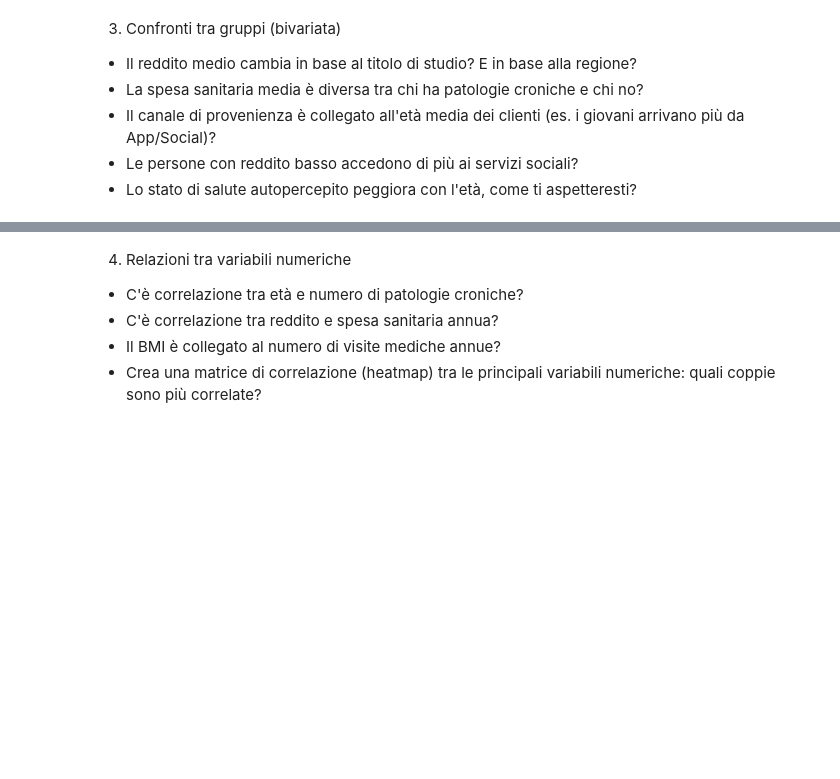
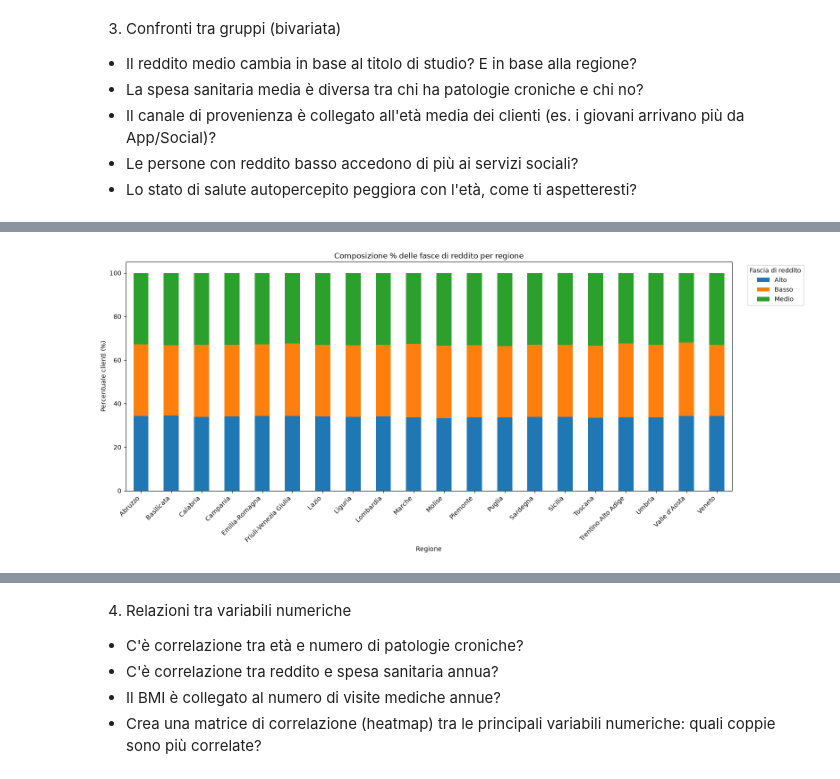
Before and after one commit to fuma92-da/DATASET-SOCIO-SANITARIO, a Jupyter notebook: DS_SOCSAN.ipynb, the cells around one changed output, grey strips where cells are left out. Saved outputs shown, nothing was run; the diff lists cells and outputs as text; code cells hidden in the pictures; blank space fills up the shorter version.

```diff
--- a/DS_SOCSAN.ipynb
+++ b/DS_SOCSAN.ipynb
@@ -220,0 +321,8 @@ plt.show()
+# %%
+q1 = df['reddito_annuo_lordo_eur'].quantile(0.33)
+q3 = df['reddito_annuo_lordo_eur'].quantile(0.66)
+
+df['reddito_segmentato'] = df['reddito_annuo_lordo_eur'].apply(
+    lambda x: 'Basso' if x <= q1 else ('Medio' if x <= q3 else 'Alto')
+)
+display(df['reddito_segmentato'].unique())
@@ -220,0 +333,10 @@ plt.show()
+# %%
+conteggio = df.groupby(['regione', 'reddito_segmentato']).size().unstack(fill_value=0)
+# .size() conta le righe per ogni combinazione; .unstack() trasforma le fasce di reddito in colonne separate
+
+conteggio_pct = conteggio.div(conteggio.sum(axis=1), axis=0) * 100
+# conteggio.sum(axis=1) -> somma totale clienti per ogni regione
+# .div(..., axis=0) -> divide ogni riga per il proprio totale, riga per riga
+# * 100 -> trasforma la proporzione (0-1) in percentuale (0-100)
+
+conteggio_pct.round(1)  # arrotonda a 1 decimale solo per la visualizzazione della tabella
@@ -220,0 +362,15 @@ plt.show()
+# %%
+#un altro modo di interpretare il conteggio è costruire una pivot dove sommo a 100 per ogni regione
+conteggio_pct = conteggio.div(conteggio.sum(axis=1), axis=0) * 100
+conteggio_pct.sum(axis=1)  # ogni valore dovrebbe essere 100.0 (o molto vicino, per arrotondamenti)
+conteggio_pct.plot(kind='bar', stacked=True, figsize=(16, 7))
+
+plt.title('Composizione % delle fasce di reddito per regione')
+plt.xlabel('Regione')
+plt.ylabel('Percentuale clienti (%)')
+plt.xticks(rotation=45, ha='right')
+plt.legend(title='Fascia di reddito', bbox_to_anchor=(1.02, 1), loc='upper left')
+plt.tight_layout()
+plt.show()
+# %% [output]
+[figure, added]
```
Also changed, not shown: parts of 13 cells of this notebook.
